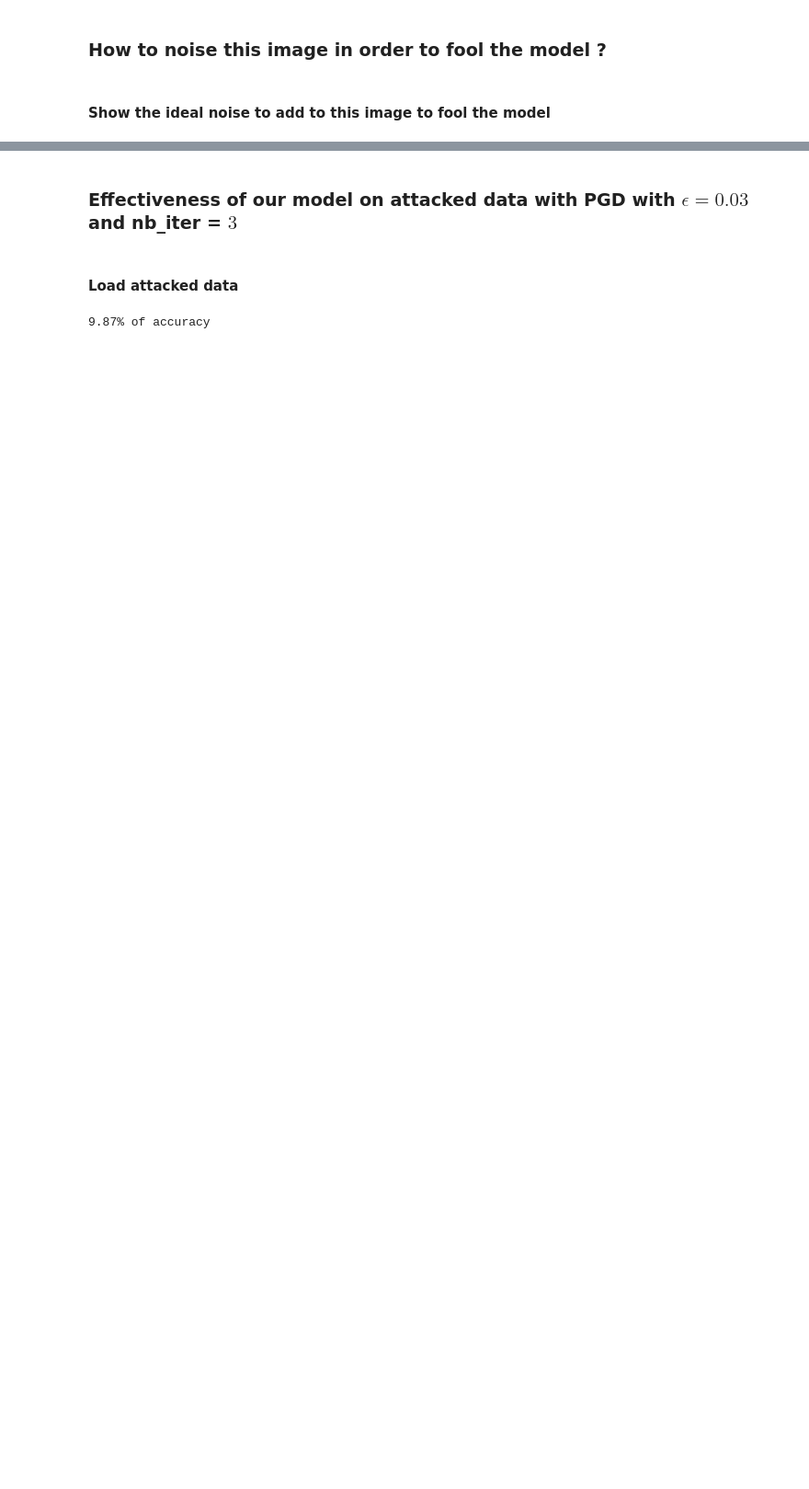
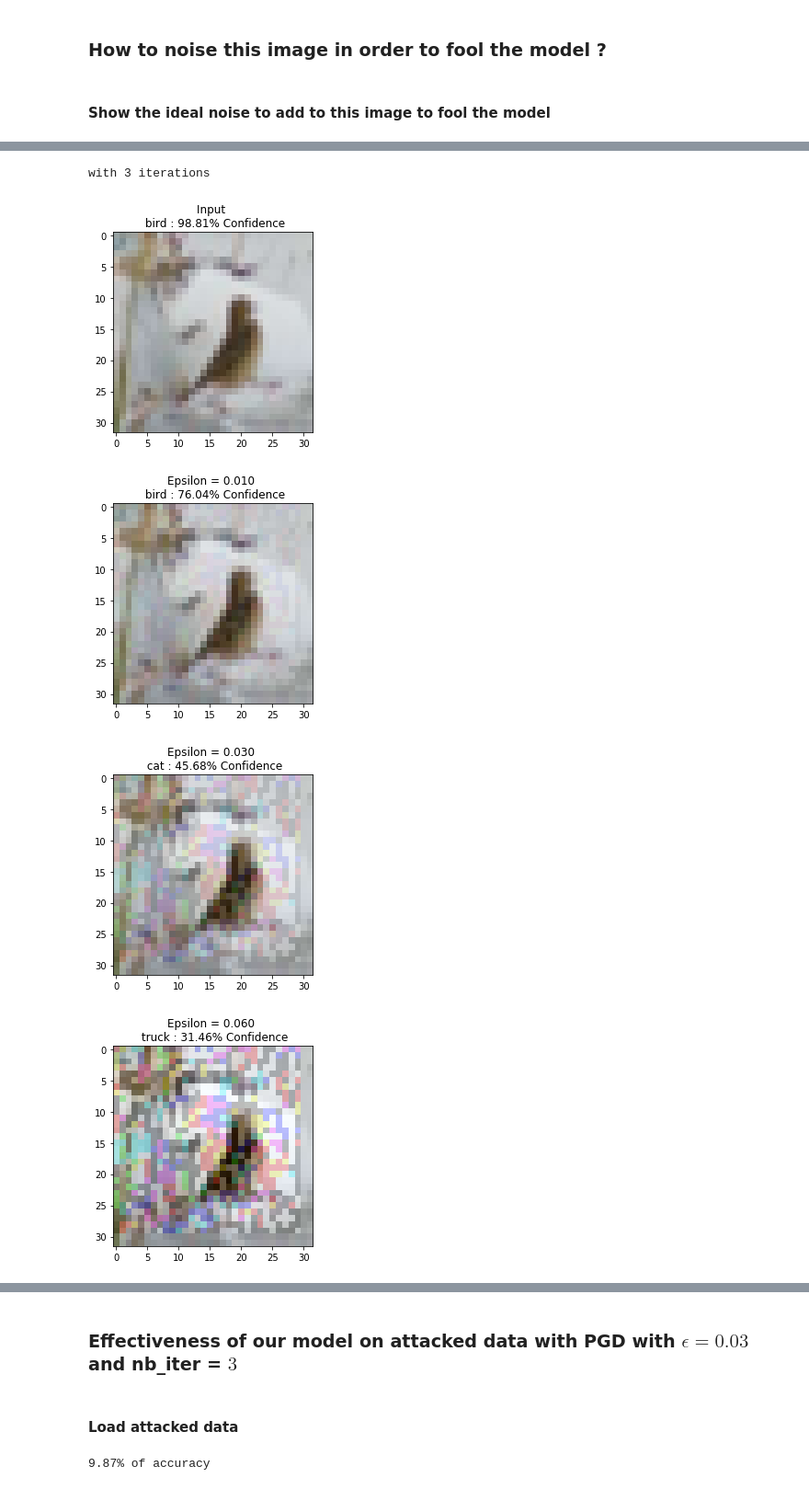
Before and after one commit to brash6/adversarial_attack_image_classif, a Jupyter notebook: Adversarial_Attacks_Project_Summary.ipynb, the cells around one changed output, grey strips where cells are left out. Shown at 92% size. Saved outputs shown, nothing was run; the diff lists cells and outputs as text; code cells hidden in the pictures; blank space fills up the shorter version.

```diff
--- a/Adversarial_Attacks_Project_Summary.ipynb
+++ b/Adversarial_Attacks_Project_Summary.ipynb
@@ -86,0 +106,8 @@ visualization.show_attack_effect(x_train[r1], y_train[r1], perturbations, model)
+# %%
+visualization.show_PGD_attack_effect(x_train[r1], y_train[r1], perturbations, 3, model)
+# %% [output]
+with 3 iterations
+[figure, added]
+[figure, added]
+[figure, added]
+[figure, added]
```
Also changed, not shown: parts of 35 cells of this notebook, 1 other file.
